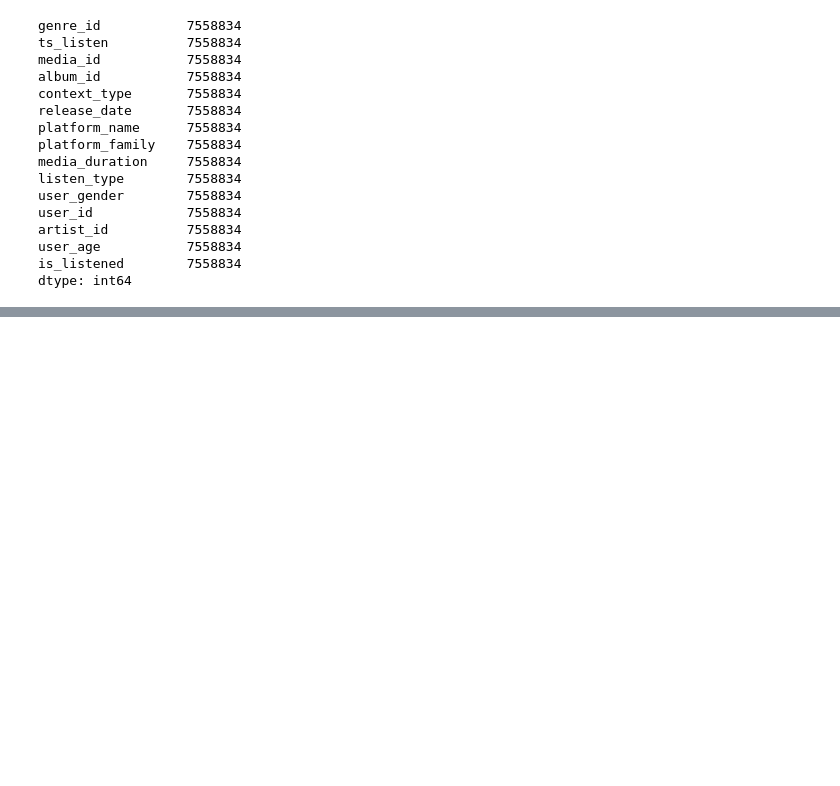
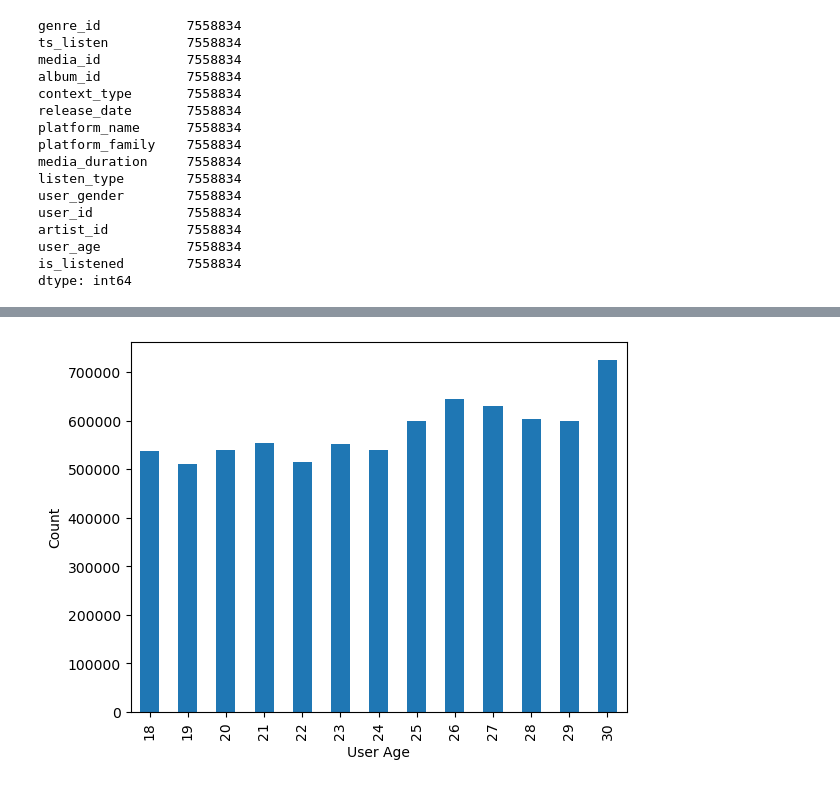
Before and after one commit to danaverdene/Recommend, a Jupyter notebook: Scripts/deezer_Dana.ipynb, the cells around one changed output, grey strips where cells are left out. Drawn from its saved outputs; the diff is of its cells as text; code cells hidden in the pictures; blank space fills up the shorter version.

```diff
--- a/Scripts/deezer_Dana.ipynb
+++ b/Scripts/deezer_Dana.ipynb
@@ -13,7 +19,5 @@ import plotly.express as px
 # %%
 # Import CSV file
 data_path_processed = Path(os.path.abspath('')).parent / "../Data/"
-#df_scc_all = pd.read_csv(f'{data_path_processed}/SCC_All.csv', keep_default_na=False, na_values='NULL')
-#df_scc_sampled = pd.read_csv(f'{data_path_processed}/SCC_Downsampled_with_Features.csv', keep_default_na=False, na_values='NULL')
-data_deezeer = pd.read_csv(f'{data_path_processed}/data_deezer.csv',keep_default_na=False, na_values='NULL')
+data_deezer = pd.read_csv(f'{data_path_processed}/data_deezer.csv',keep_default_na=False, na_values='NULL')
 # %%
@@ -51,0 +106,15 @@ dtype: int64
+# %%
+# group the data by user_age and count the number of rows in each group
+age_counts = data_deezer.groupby('user_age').size()
+
+# plot a bar chart of the age_counts data
+age_counts.plot(kind='bar')
+
+# set the x-label and y-label of the plot
+plt.xlabel('User Age')
+plt.ylabel('Count')
+
+# display the plot
+plt.show()
+# %% [output]
+[figure, added]
```
Also changed, not shown: parts of 9 cells of this notebook, 1 other file.
